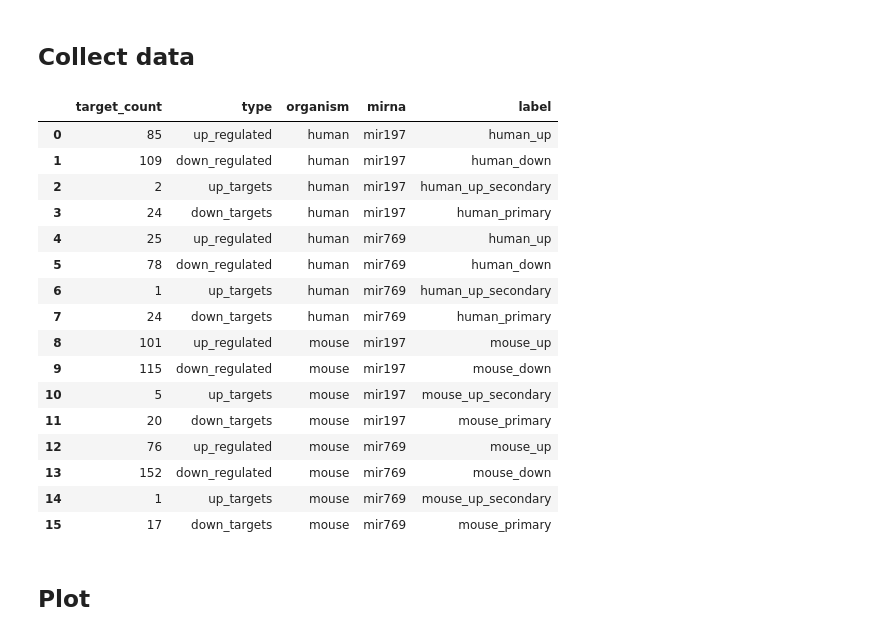
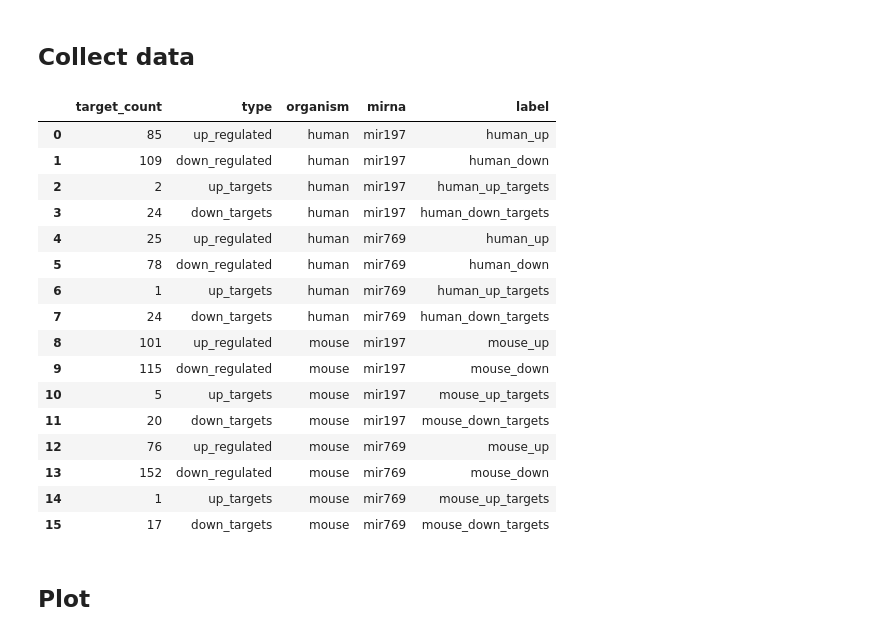
Before and after one commit to felixlangschied/rodent_loss, a Jupyter notebook: analyses/down_and_predicted/notebooks/sankey_DGE_targetprediction.ipynb, the cells around one changed output. Drawn from its saved outputs; the diff is of its cells as text; code cells hidden in the pictures.

Commit message:
sankey with up targets

```diff
--- a/analyses/down_and_predicted/notebooks/sankey_DGE_targetprediction.ipynb
+++ b/analyses/down_and_predicted/notebooks/sankey_DGE_targetprediction.ipynb
@@ -23,47 +23,47 @@ rnaseq_path = '{}/external_data/counts_matrix/{}_counts.matrix'
 # %%
 from rodent_loss_src.rnaseq import split_up_down_regulated
 from rodent_loss_src.doapr import enumerate_overlap, count_targets
 
 col = []
 tardf = pd.read_csv(targetpath, sep='\t')
 for organism in ORGANISMS:
     for mirna in MIRNAS:
         condition = f'{organism}|{mirna}'
         # find condition specific targets
         target_genes = count_targets(tardf, organism, mirna, cutoff)
         # parse and split differenetial genes
         up, down = split_up_down_regulated(differential_genes_path.format(PROJECTDIR, organism, mirna))
         # count targets
         observed_targets_up = enumerate_overlap(up, target_genes)
         observed_targets_down = enumerate_overlap(down, target_genes)
 
         # collect sankey data
         col.append([len(up), 'up_regulated', organism, mirna, f'{organism}_up'])
         col.append([len(down), 'down_regulated', organism, mirna, f'{organism}_down'])
-        col.append([observed_targets_up, 'up_targets', organism, mirna, f'{organism}_up_secondary'])
-        col.append([observed_targets_down, 'down_targets', organism, mirna, f'{organism}_primary'])
+        col.append([observed_targets_up, 'up_targets', organism, mirna, f'{organism}_up_targets'])
+        col.append([observed_targets_down, 'down_targets', organism, mirna, f'{organism}_down_targets'])
 
 
 sankey = pd.DataFrame(col, columns=['target_count', 'type', 'organism', 'mirna', 'label'])
 display(sankey)
 # %% [output]
 |  | target_count | type | organism | mirna | label |
 | 0 | 85 | up_regulated | human | mir197 | human_up |
 | 1 | 109 | down_regulated | human | mir197 | human_down |
-| 2 | 2 | up_targets | human | mir197 | human_up_secondary |
-| 3 | 24 | down_targets | human | mir197 | human_primary |
+| 2 | 2 | up_targets | human | mir197 | human_up_targets |
+| 3 | 24 | down_targets | human | mir197 | human_down_targets |
 | 4 | 25 | up_regulated | human | mir769 | human_up |
 | 5 | 78 | down_regulated | human | mir769 | human_down |
-| 6 | 1 | up_targets | human | mir769 | human_up_secondary |
-| 7 | 24 | down_targets | human | mir769 | human_primary |
+| 6 | 1 | up_targets | human | mir769 | human_up_targets |
+| 7 | 24 | down_targets | human | mir769 | human_down_targets |
 | 8 | 101 | up_regulated | mouse | mir197 | mouse_up |
 | 9 | 115 | down_regulated | mouse | mir197 | mouse_down |
-| 10 | 5 | up_targets | mouse | mir197 | mouse_up_secondary |
-| 11 | 20 | down_targets | mouse | mir197 | mouse_primary |
+| 10 | 5 | up_targets | mouse | mir197 | mouse_up_targets |
+| 11 | 20 | down_targets | mouse | mir197 | mouse_down_targets |
 | 12 | 76 | up_regulated | mouse | mir769 | mouse_up |
 | 13 | 152 | down_regulated | mouse | mir769 | mouse_down |
-| 14 | 1 | up_targets | mouse | mir769 | mouse_up_secondary |
-| 15 | 17 | down_targets | mouse | mir769 | mouse_primary |
+| 14 | 1 | up_targets | mouse | mir769 | mouse_up_targets |
+| 15 | 17 | down_targets | mouse | mir769 | mouse_down_targets |
 # %% [markdown]
 ## Plot
 # %%
```
Also changed, not shown: parts of 1 cell of this notebook, 3 other files.
